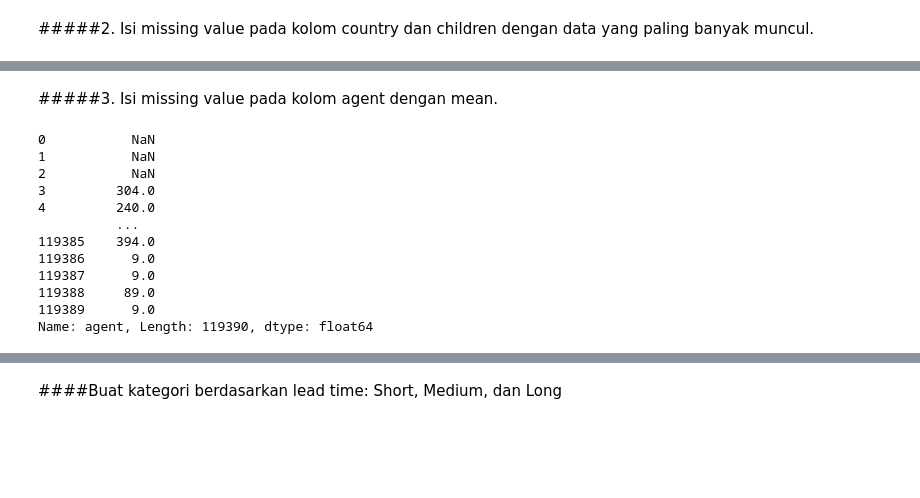
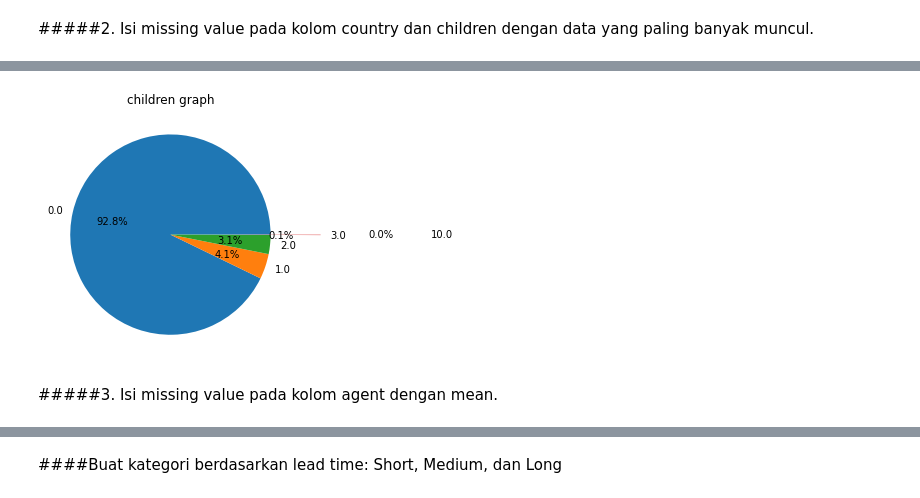
Before and after one commit to rangersx/aris_intermediate_python, a Jupyter notebook: Tugas Akhir.ipynb, the cells around one changed output, grey strips where cells are left out. Cells and saved outputs as stored; diff of their text form; code cells hidden in the pictures; blank space fills up the shorter version.

```diff
--- a/Tugas Akhir.ipynb
+++ b/Tugas Akhir.ipynb
@@ -362,18 +380,16 @@ data[columns].fillna(data.mode().iloc[0])
+# %%
+dataCountryChildren = tempContryChil['children'].value_counts()
+labelCountryChildren = tempContryChil['children'].value_counts().index.tolist()
+myexplode = [0,0,0,0.5,1.5]
+
+plt.pie(dataCountryChildren, labels=labelCountryChildren, explode=myexplode, autopct = '%1.1f%%')
+plt.title("children graph")
+plt.tight_layout()
+plt.show()
+# %% [output]
+[figure, added]
 # %% [markdown]
 #####3. Isi missing value pada kolom agent dengan mean.
 # %%
-data['agent'].fillna((data['agent'].mean()))
-data['agent']
+data['agent'] = data['agent'].fillna((data['agent'].mean()))
+#data['agent'].isna().sum()
-# %% [output]
-0           NaN
-1           NaN
-2           NaN
-3         304.0
-4         240.0
-          ...
-119385    394.0
-119386      9.0
-119387      9.0
-119388     89.0
-119389      9.0
-Name: agent, Length: 119390, dtype: float64
```
Also changed, not shown: parts of 59 cells of this notebook.
